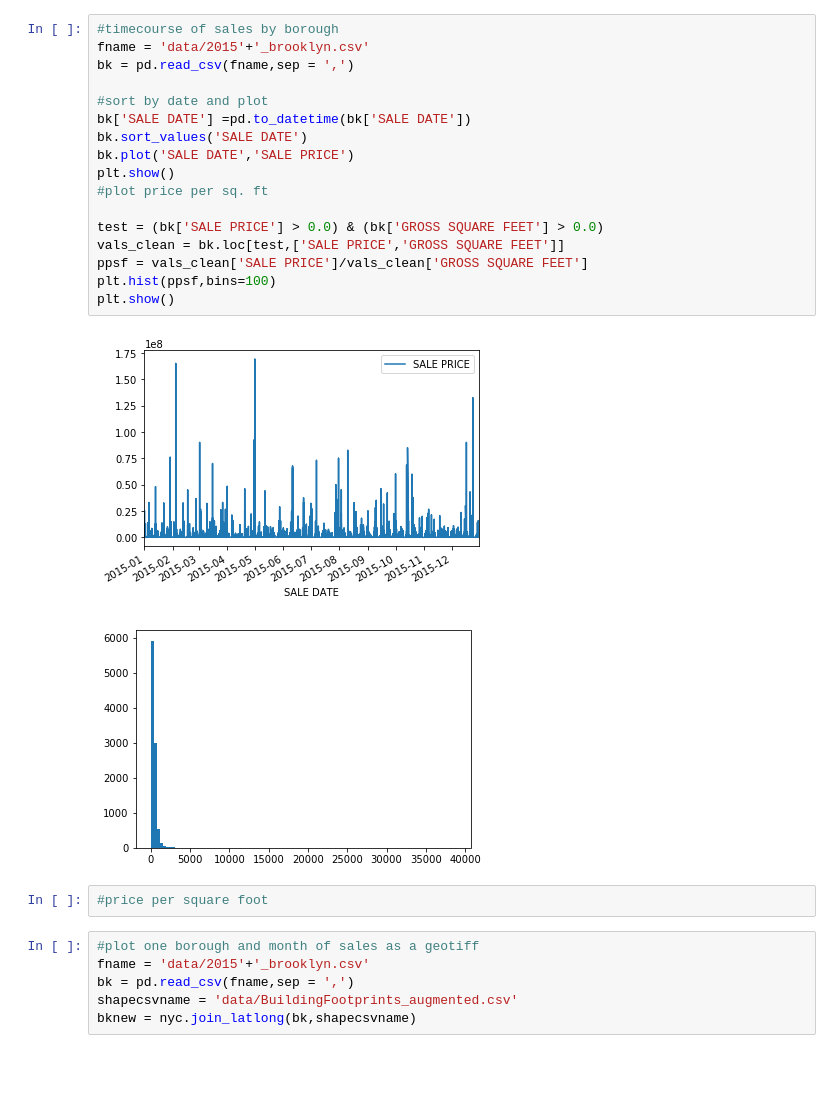
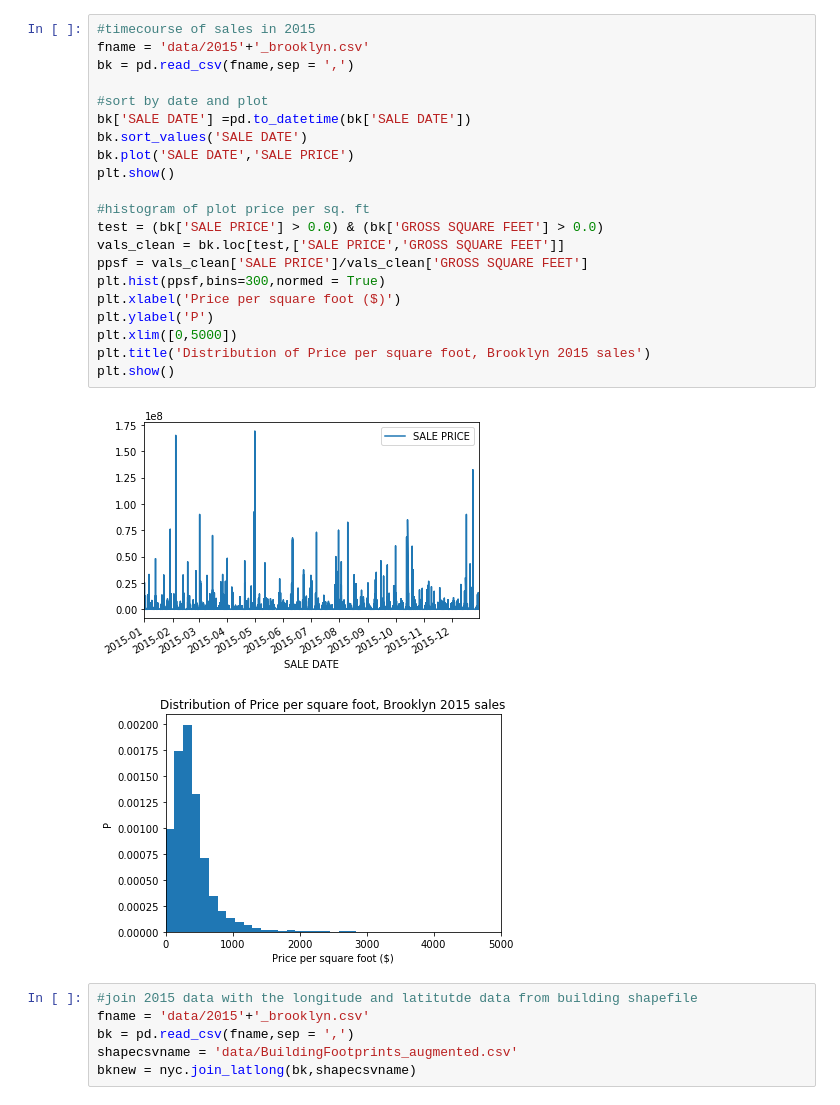
Before and after one commit to dlhocker/nycsales, a Jupyter notebook: basic_stats.ipynb, the cells around one changed output. Cells and saved outputs as stored; diff of their text form; blank space fills up the shorter version.

```diff
--- a/basic_stats.ipynb
+++ b/basic_stats.ipynb
@@ -62,27 +81,29 @@ plt.show()
 # %%
-#timecourse of sales by borough
+#timecourse of sales in 2015
 fname = 'data/2015'+'_brooklyn.csv'
 bk = pd.read_csv(fname,sep = ',')
 
 #sort by date and plot
 bk['SALE DATE'] =pd.to_datetime(bk['SALE DATE'])
 bk.sort_values('SALE DATE')
 bk.plot('SALE DATE','SALE PRICE')
 plt.show()
-#plot price per sq. ft
 
+#histogram of plot price per sq. ft
 test = (bk['SALE PRICE'] > 0.0) & (bk['GROSS SQUARE FEET'] > 0.0)
 vals_clean = bk.loc[test,['SALE PRICE','GROSS SQUARE FEET']]
 ppsf = vals_clean['SALE PRICE']/vals_clean['GROSS SQUARE FEET']
-plt.hist(ppsf,bins=100)
+plt.hist(ppsf,bins=300,normed = True)
+plt.xlabel('Price per square foot ($)')
+plt.ylabel('P')
+plt.xlim([0,5000])
+plt.title('Distribution of Price per square foot, Brooklyn 2015 sales')
 plt.show()
 # %% [output]
 [figure]
-[figure, old version]
+[figure, new version]
-# %%
-#price per square foot
 # %%
-#plot one borough and month of sales as a geotiff
+#join 2015 data with the longitude and latitutde data from building shapefile
 fname = 'data/2015'+'_brooklyn.csv'
 bk = pd.read_csv(fname,sep = ',')
 shapecsvname = 'data/BuildingFootprints_augmented.csv'
```
Also changed, not shown: parts of 5 cells of this notebook.
